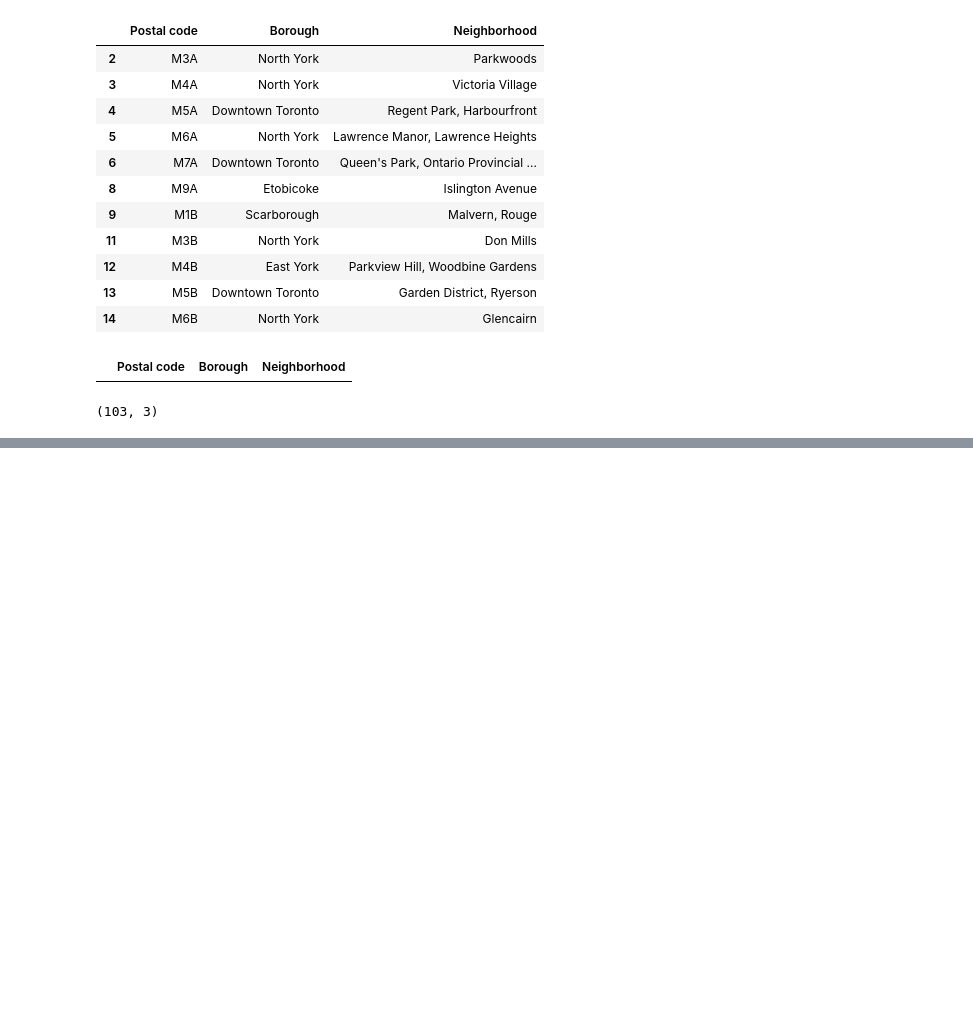
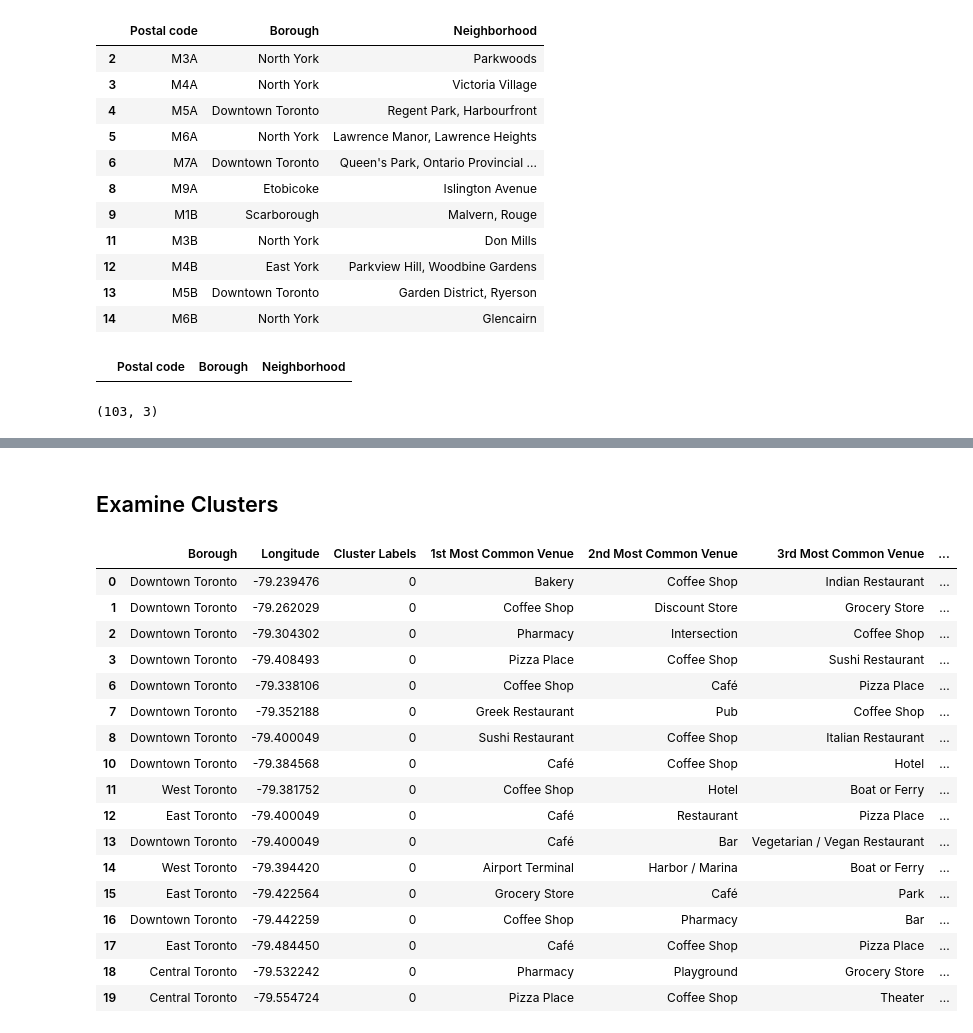
Before and after one commit to pospisilboh/Coursera_Capstone, a Jupyter notebook: Segmenting and Clustering Neighborhoods in Toronto.ipynb, the cells around one changed output, grey strips where cells are left out. Drawn from its saved outputs; the diff is of its cells as text; code cells hidden in the pictures; blank space fills up the shorter version.

```diff
--- a/Segmenting and Clustering Neighborhoods in Toronto.ipynb
+++ b/Segmenting and Clustering Neighborhoods in Toronto.ipynb
@@ -134,0 +743,23 @@ df.shape
+# %% [markdown]
+## Examine Clusters
+# %%
+toronto_merged.loc[toronto_merged['Cluster Labels'] == 0, toronto_merged.columns[[1] + list(range(5, toronto_merged.shape[1]))]]
+# %% [output]
+|  | Borough | Longitude | Cluster Labels | 1st Most Common Venue | 2nd Most Common Venue | 3rd Most Common Venue | ... |
+| 0 | Downtown Toronto | -79.239476 | 0 | Bakery | Coffee Shop | Indian Restaurant | ... |
+| 1 | Downtown Toronto | -79.262029 | 0 | Coffee Shop | Discount Store | Grocery Store | ... |
+| 2 | Downtown Toronto | -79.304302 | 0 | Pharmacy | Intersection | Coffee Shop | ... |
+| 3 | Downtown Toronto | -79.408493 | 0 | Pizza Place | Coffee Shop | Sushi Restaurant | ... |
+| 6 | Downtown Toronto | -79.338106 | 0 | Coffee Shop | Café | Pizza Place | ... |
+| 7 | Downtown Toronto | -79.352188 | 0 | Greek Restaurant | Pub | Coffee Shop | ... |
+| 8 | Downtown Toronto | -79.400049 | 0 | Sushi Restaurant | Coffee Shop | Italian Restaurant | ... |
+| 10 | Downtown Toronto | -79.384568 | 0 | Café | Coffee Shop | Hotel | ... |
+| 11 | West Toronto | -79.381752 | 0 | Coffee Shop | Hotel | Boat or Ferry | ... |
+| 12 | East Toronto | -79.400049 | 0 | Café | Restaurant | Pizza Place | ... |
+| 13 | Downtown Toronto | -79.400049 | 0 | Café | Bar | Vegetarian / Vegan Restaurant | ... |
+| 14 | West Toronto | -79.394420 | 0 | Airport Terminal | Harbor / Marina | Boat or Ferry | ... |
+| 15 | East Toronto | -79.422564 | 0 | Grocery Store | Café | Park | ... |
+| 16 | Downtown Toronto | -79.442259 | 0 | Coffee Shop | Pharmacy | Bar | ... |
+| 17 | East Toronto | -79.484450 | 0 | Café | Coffee Shop | Pizza Place | ... |
+| 18 | Central Toronto | -79.532242 | 0 | Pharmacy | Playground | Grocery Store | ... |
+| 19 | Central Toronto | -79.554724 | 0 | Pizza Place | Coffee Shop | Theater | ... |
```
Also changed, not shown: parts of 60 cells of this notebook.
